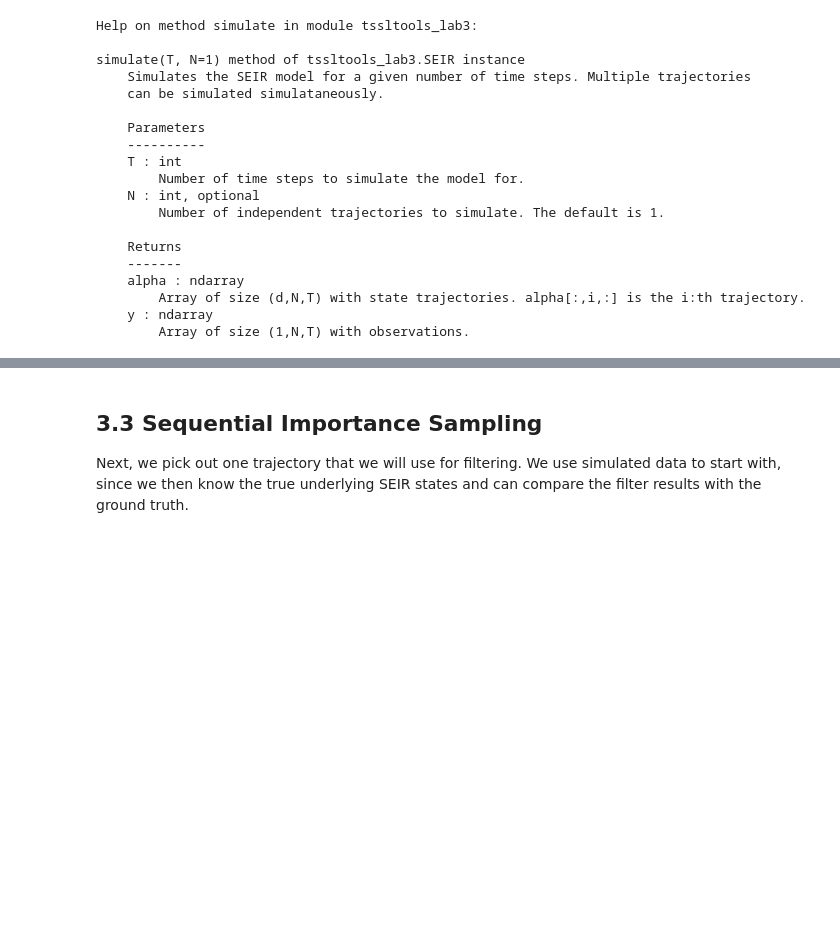
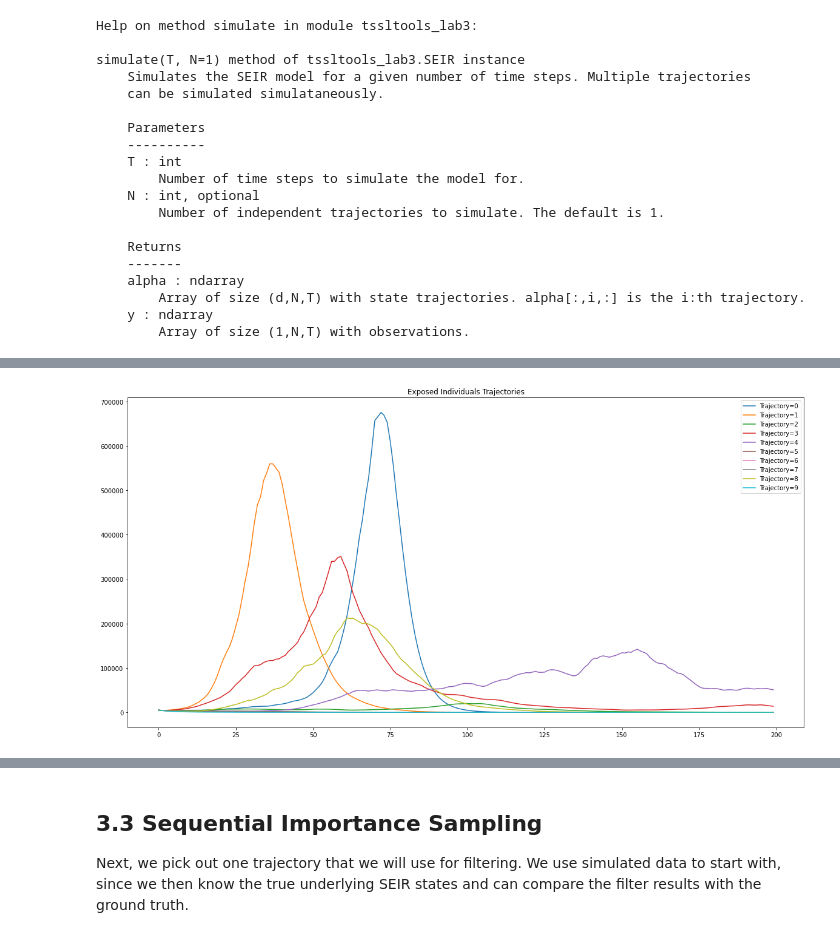
Before and after one commit to nicta839/MSc_Statistics_and_Machine_Learning, a Jupyter notebook: Time Series and Sequence Learning - 732A80/lab3/tssl_lab3.ipynb, the cells around one changed output, grey strips where cells are left out. Drawn from its saved outputs; the diff is of its cells as text; code cells hidden in the pictures; blank space fills up the shorter version.

```diff
--- a/Time Series and Sequence Learning - 732A80/lab3/tssl_lab3.ipynb
+++ b/Time Series and Sequence Learning - 732A80/lab3/tssl_lab3.ipynb
@@ -123,0 +138,9 @@ r_t = population_size - e_t - i_t - s_t
+# %%
+for i in range(num_trajectories):
+  plt.plot(range(len_trajectories), e_t[i,:], label=f"Trajectory={i}")
+  plt.legend()
+
+plt.title('Exposed Individuals Trajectories')
+plt.show()
+# %% [output]
+[figure, added]
```
Also changed, not shown: parts of 22 cells of this notebook.
